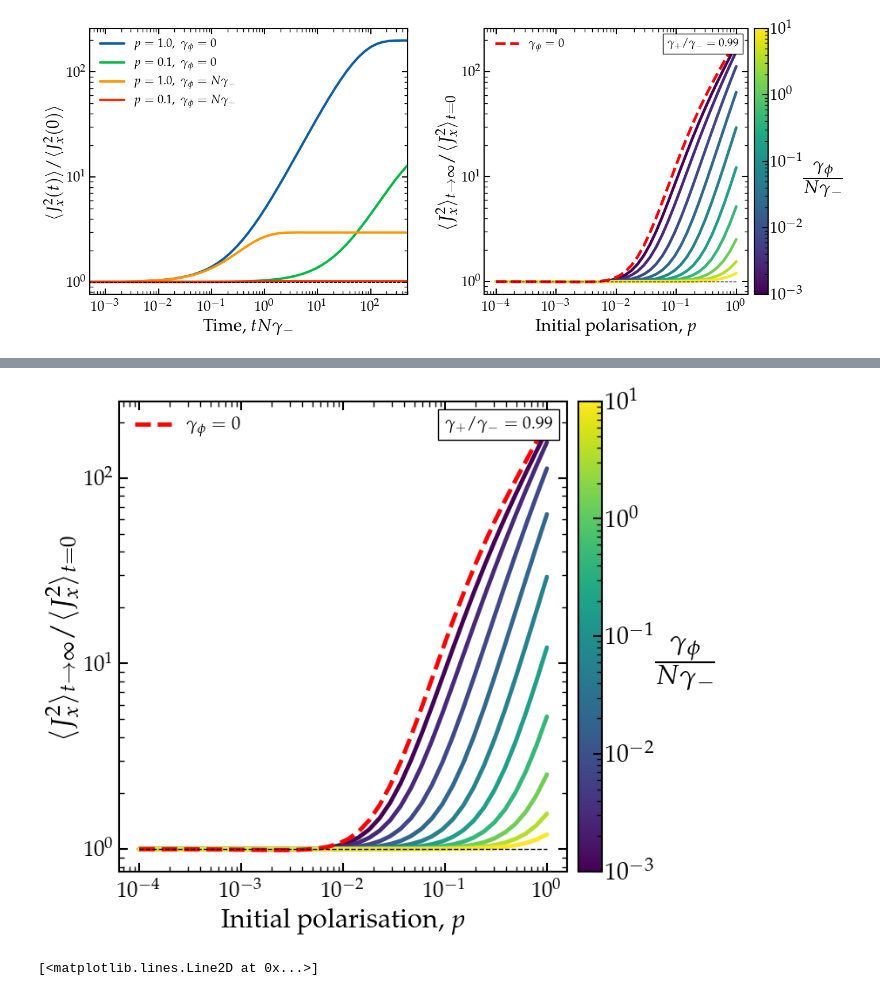
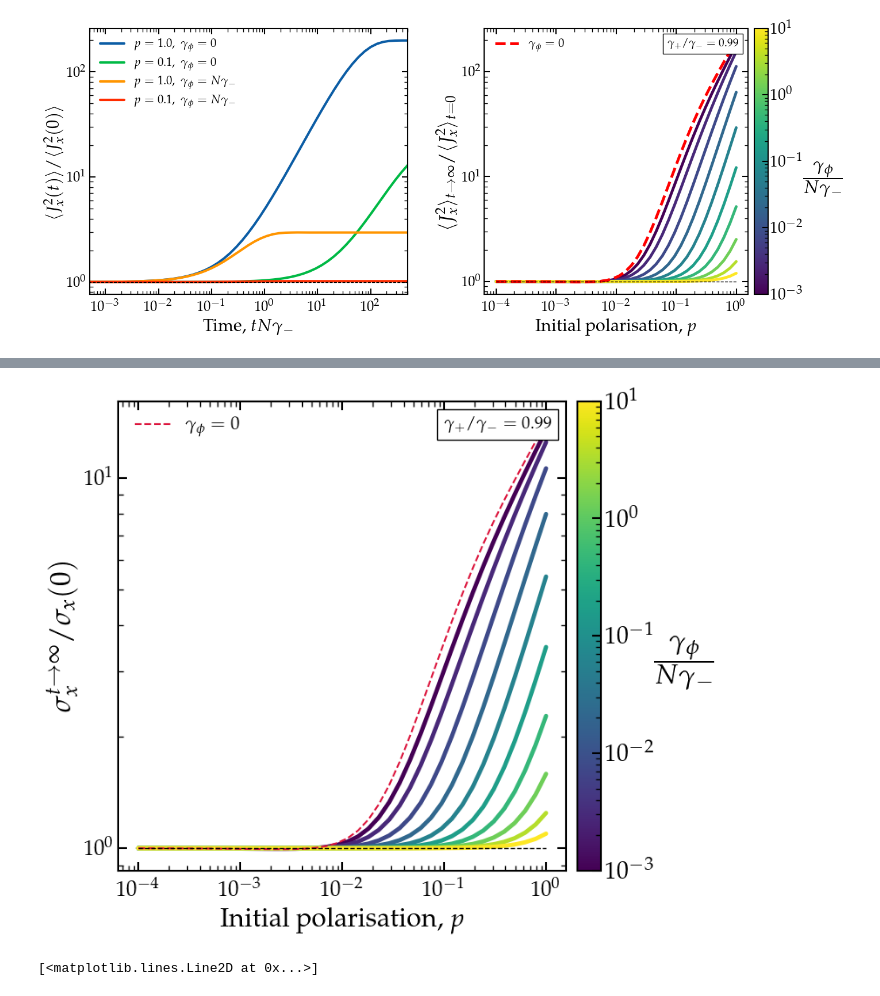
Before and after one commit to gpierobon/pyOpenNu, a Jupyter notebook: notebooks/Polarisation.ipynb, the cells around one changed output, grey strips where cells are left out. Cells and saved outputs as stored; diff of their text form; code cells hidden in the pictures.

```diff
--- a/notebooks/Polarisation.ipynb
+++ b/notebooks/Polarisation.ipynb
@@ -142,37 +149,39 @@ plt.show()
 # %%
-fig, ax = plt.subplots()
+fig, ax = plt.subplots(figsize=(8,7))
 
 for de in gl:
     jx2i = []
     jx2f = []
     for pi in pl:
         t2, _, _, j2, _ = on.solve2nd(N, state='G', gp_ratio=0.99, gd_ratio=N*de, p_init=pi, ti=1e-20)
         jx2i.append(j2[0])
         jx2f.append(j2[-1])
-    plt.loglog(pl, np.array(jx2f)/N*4, color=sm.to_rgba(de), lw=3.5)
-plt.loglog(pl, j0, c='r', ls='--', lw=3.5, label=r'$\gamma_{\phi}=0$')
+    plt.loglog(pl, np.sqrt(np.array(jx2f)/N*4), color=sm.to_rgba(de), lw=3.5)
+plt.loglog(pl, np.sqrt(j0), c='crimson', ls='--', lw=1.5, label=r'$\gamma_{\phi}=0$')
 
 cbar = plt.colorbar(sm, ax=ax, pad=0.02)
 cbar.set_label(r'$\frac{\gamma_\phi}{N\gamma_-}$', fontsize=30, rotation=0, labelpad=25)
 cbar.ax.tick_params(labelsize=20)
 
 gamma = 0.99
 text_box = AnchoredText(
     fr"$\gamma_+/\gamma_- = {gamma:.2f}$",
     loc='upper right',
     frameon=True,
     prop=dict(size=14)
 )
 ax.add_artist(text_box)
 
 plt.loglog(pl, pl/pl, c='k', ls='--', lw=1)
 plt.xlabel(r'Initial polarisation, $p$', fontsize=22)
-plt.ylabel(r'$\langle J_x^2\rangle_{t\to\infty}/\langle J_x^2\rangle_{t=0}$', fontsize=24)
+#plt.ylabel(r'$\langle J_x^2\rangle_{t\to\infty}/\langle J_x^2\rangle_{t=0}$', fontsize=24)
+plt.ylabel(r'$\sigma_x^{{t \to\infty}}/\sigma_x(0)$', fontsize=24)
 plt.legend()
 plt.subplots_adjust(wspace=0.24)
 plt.show()
+fig.savefig(main_dir+'plots/sigmax_p.pdf', bbox_inches='tight')
 # %% [output]
-[figure, old version]
+[figure, new version]
 # %%
 t2, _, _, j2, _ = on.solve2nd(N, state='G', gp_ratio=0.99, gd_ratio=N*de, p_init=1, ti=1e-20)
 plt.semilogx(t2, j2/N*4)
```
Also changed, not shown: parts of 2 cells of this notebook, 6 other files.
